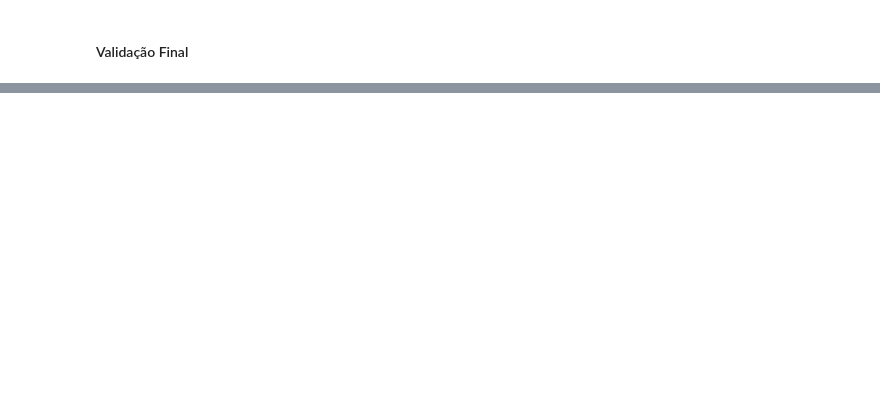
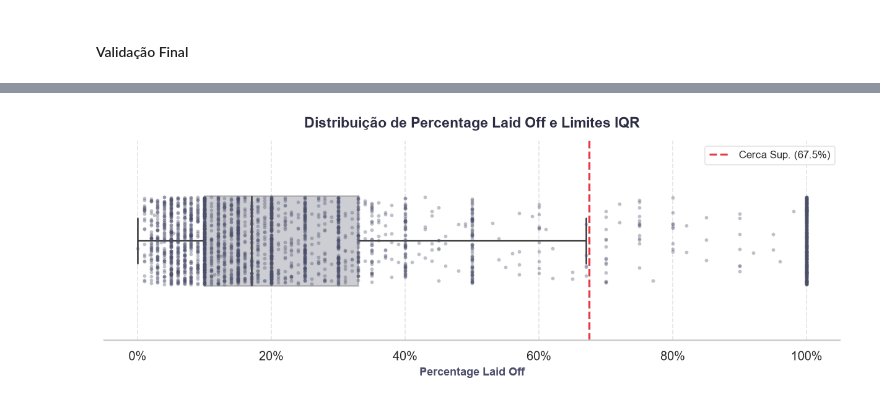
Before and after one commit to AleCecilio/digital_entertainment_layoffs, a Jupyter notebook: notebooks/01_data_cleaning.ipynb, the cells around one changed output, grey strips where cells are left out. Drawn from its saved outputs; the diff is of its cells as text; code cells hidden in the pictures; blank space fills up the shorter version.

```diff
--- a/notebooks/01_data_cleaning.ipynb
+++ b/notebooks/01_data_cleaning.ipynb
@@ -1472,0 +1488,9 @@ Error:
+# %%
+#  Severidade relativa ('percentage_laid_off')
+lim_inf_pct, lim_sup_pct = calculate_limits_iqr(df_clean, 'percentage_laid_off')
+outliers_summary(
+    df_clean,
+    'percentage_laid_off',
+    limite_sup=lim_sup_pct,
+    limite_inf=lim_inf_pct
+)
@@ -1472,0 +1526,10 @@ Error:
+# %%
+outlier_plot(
+    df_clean,
+    'percentage_laid_off',
+    cerca_superior=lim_sup_pct,
+    cerca_inferior=lim_inf_pct,
+    eh_percentual=True
+)
+# %% [output]
+[figure, added]
```
Also changed, not shown: parts of 79 cells of this notebook, 2 other files.
